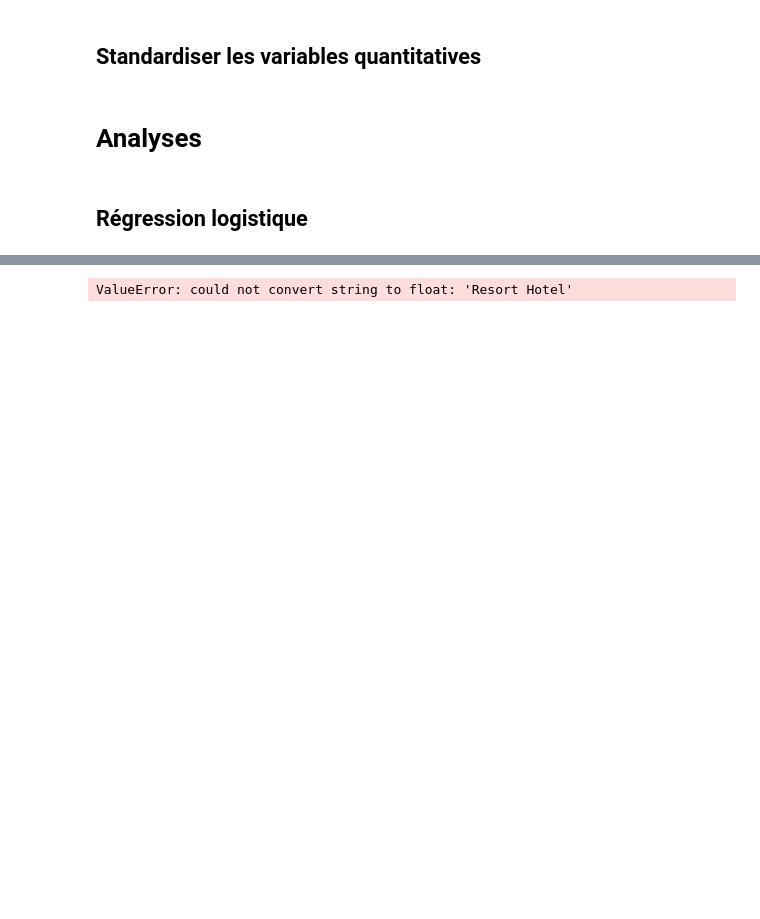
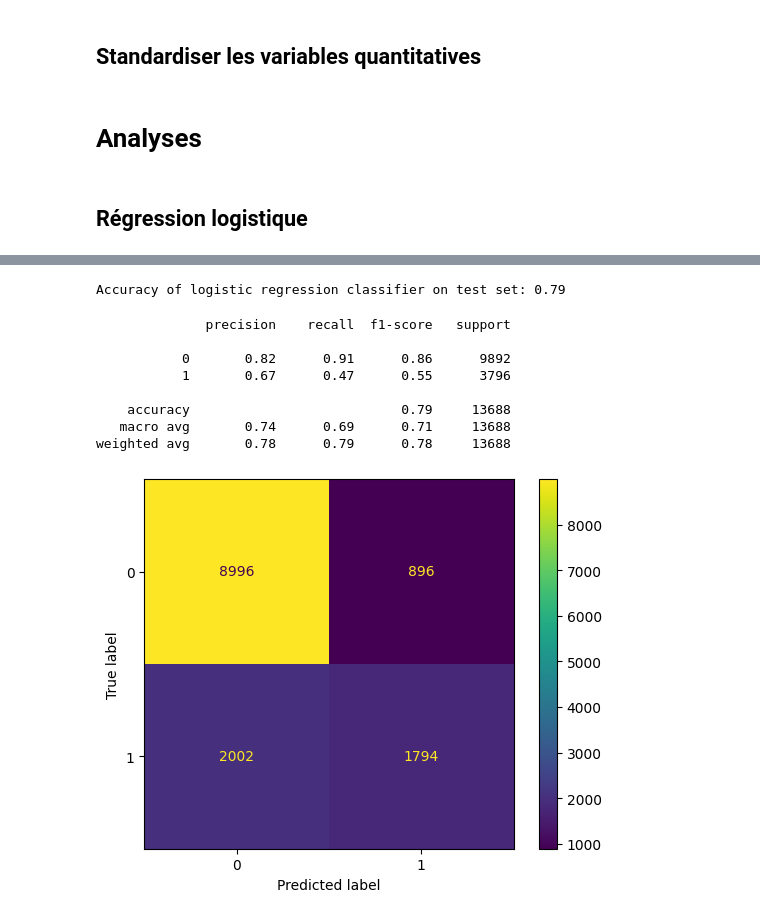
Before and after one commit to Augustin0412/projet_poster_M2, a Jupyter notebook: Python/Analyse1.ipynb, the cells around one changed output, grey strips where cells are left out. Drawn from its saved outputs; the diff is of its cells as text; code cells hidden in the pictures; blank space fills up the shorter version.

```diff
--- a/Python/Analyse1.ipynb
+++ b/Python/Analyse1.ipynb
@@ -195,9 +175,9 @@ df = df[df['meal'] != "Undefined"]
 # %% [markdown]
 ## Encodage One-hot pour algo machine learning
 # %%
-col_quali = ["hotel", "meal", "market_segment", "reserved_room_type", "assigned_room_type", "deposit_type", "customer_type"]
+col_quali = ["hotel", "meal", "country", "market_segment", "reserved_room_type", "assigned_room_type", "deposit_type", "customer_type"]
 df_encoded = pd.get_dummies(df, columns=col_quali, dtype=int)
-df_encoded.drop(['country', "arrival_date"], axis=1, inplace=True)
+df_encoded.drop(["arrival_date"], axis=1, inplace=True)
 for col in df_encoded.columns:
     if df_encoded[col].dtype != "float64":
         df_encoded[col] = df_encoded[col].astype('int64')
@@ -251,8 +203,8 @@ from sklearn.linear_model import LogisticRegression
 from sklearn.metrics import ConfusionMatrixDisplay, classification_report
 from sklearn.model_selection import train_test_split
 
-X = df.drop(['is_canceled'], axis=1)
-y = df['is_canceled']
+X = df_encoded.drop(['is_canceled'], axis=1)
+y = df_encoded['is_canceled']
 
 X_train, X_test, y_train, y_test = train_test_split(X, y, test_size=0.2, random_state=0)
 
@@ -260,9 +212,21 @@ logreg = LogisticRegression()
 logreg.fit(X_train, y_train)
 y_pred = logreg.predict(X_test)
 print('Accuracy of logistic regression classifier on test set: {:.2f}'.format(logreg.score(X_test, y_test)))
-
-confusion_matrix = ConfusionMatrixDisplay(y_test, y_pred)
-print(confusion_matrix)
-print(classification_report(y_test, y_pred))
 # %% [output]
-ValueError: could not convert string to float: 'Resort Hotel'
+Accuracy of logistic regression classifier on test set: 0.79
+# %%
+from sklearn.metrics import confusion_matrix
+
+cm = confusion_matrix(y_test, y_pred)
+confusion_matrix = ConfusionMatrixDisplay(cm, display_labels=logreg.classes_).plot()
+print(classification_report(y_test, y_pred))
+# %% [output]
+              precision    recall  f1-score   support
+
+           0       0.82      0.91      0.86      9892
+           1       0.67      0.47      0.55      3796
+
+    accuracy                           0.79     13688
+   macro avg       0.74      0.69      0.71     13688
+weighted avg       0.78      0.79      0.78     13688
+[figure, added]
```
Also changed, not shown: parts of 5 cells of this notebook, 1 other file.
